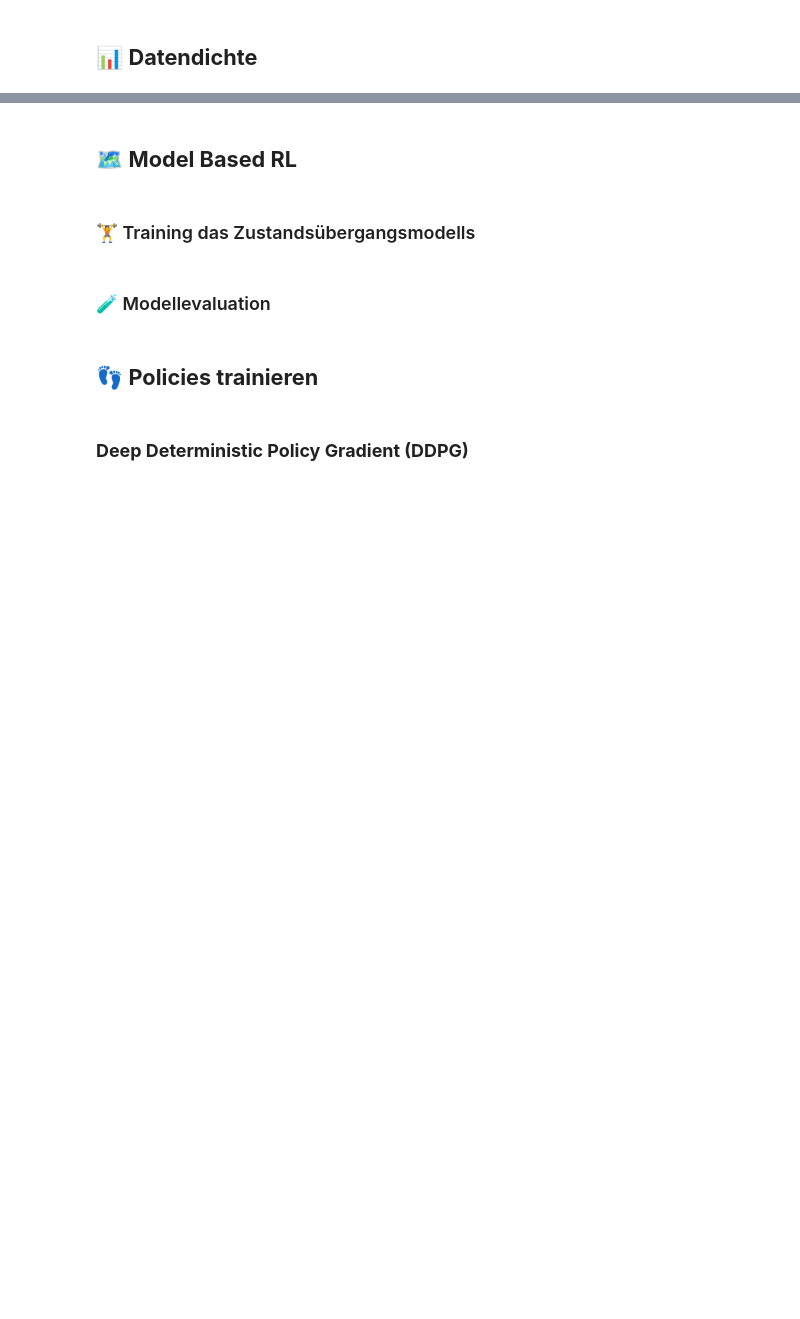
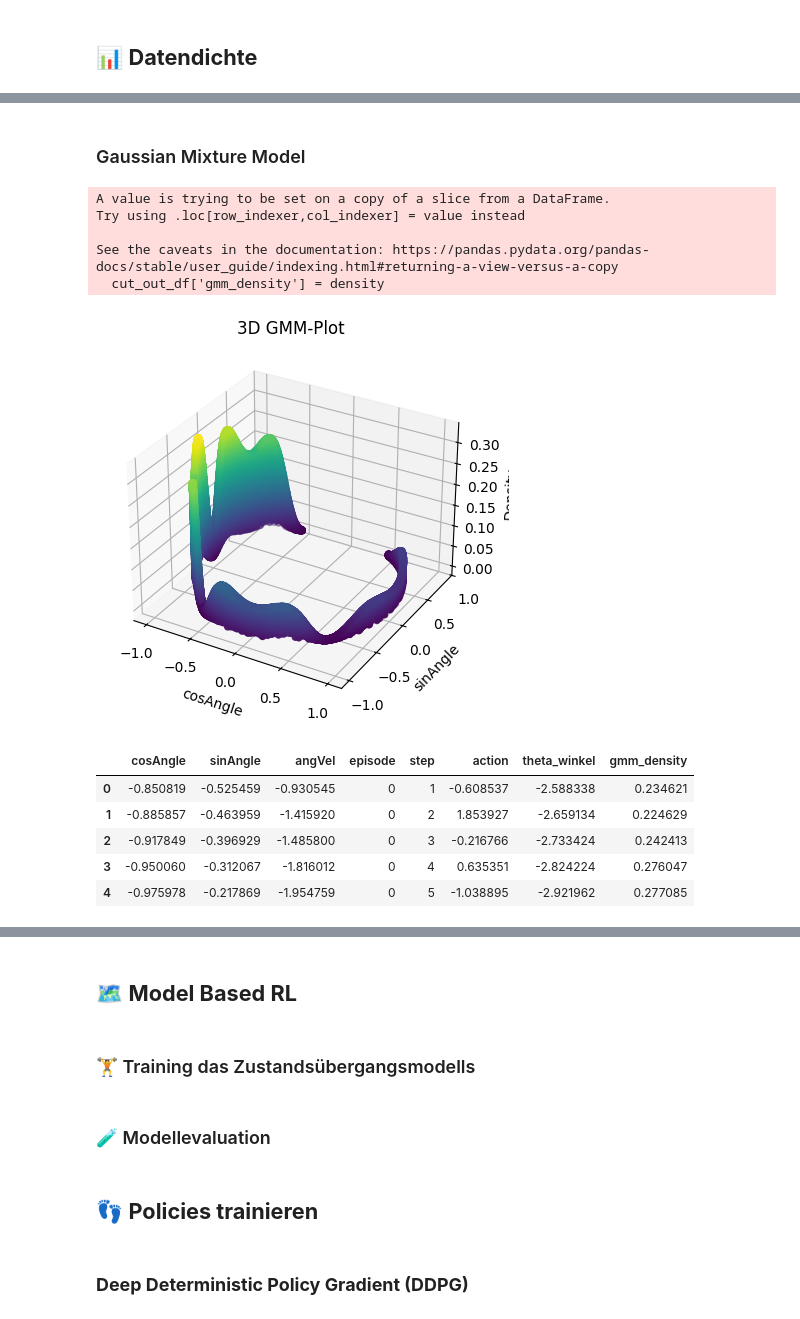
Before and after one commit to LeonLantz/LMU_RFL_SoSe24, a Jupyter notebook: Main.ipynb, the cells around one changed output, grey strips where cells are left out. Drawn from its saved outputs; the diff is of its cells as text; code cells hidden in the pictures; blank space fills up the shorter version.

```diff
--- a/Main.ipynb
+++ b/Main.ipynb
@@ -755,0 +785,40 @@ cut_out_df.head()
+# %% [markdown]
+### Gaussian Mixture Model
+# %%
+# Parameter, mit denen das Dichtemodell berechnet werden soll
+features = cut_out_df[[COS_ANGLE, SIN_ANGLE, ANG_VEL]]
+
+#GMM model
+gmm = GaussianMixture(n_components=4, covariance_type='full', random_state=0)
+gmm.fit(features)
+log_density = gmm.score_samples(features)
+density = np.exp(log_density)
+cut_out_df['gmm_density'] = density
+
+fig = plt.figure()
+ax = fig.add_subplot(111, projection='3d')
+
+x = cut_out_df[COS_ANGLE]
+y = cut_out_df[SIN_ANGLE]
+z = cut_out_df['gmm_density']
+
+ax.scatter(x, y, z, c=z, cmap='viridis', marker='o')
+ax.set_xlabel(COS_ANGLE)
+ax.set_ylabel(SIN_ANGLE)
+ax.set_zlabel('Density')
+plt.title('3D GMM-Plot')
+plt.show()
+cut_out_df.head()
+# %% [output]
+A value is trying to be set on a copy of a slice from a DataFrame.
+Try using .loc[row_indexer,col_indexer] = value instead
+
+See the caveats in the documentation: https://pandas.pydata.org/pandas-docs/stable/user_guide/indexing.html#returning-a-view-versus-a-copy
+  cut_out_df['gmm_density'] = density
+[figure, added]
+|  | cosAngle | sinAngle | angVel | episode | step | action | theta_winkel | gmm_density |
+| 0 | -0.850819 | -0.525459 | -0.930545 | 0 | 1 | -0.608537 | -2.588338 | 0.234621 |
+| 1 | -0.885857 | -0.463959 | -1.415920 | 0 | 2 | 1.853927 | -2.659134 | 0.224629 |
+| 2 | -0.917849 | -0.396929 | -1.485800 | 0 | 3 | -0.216766 | -2.733424 | 0.242413 |
+| 3 | -0.950060 | -0.312067 | -1.816012 | 0 | 4 | 0.635351 | -2.824224 | 0.276047 |
+| 4 | -0.975978 | -0.217869 | -1.954759 | 0 | 5 | -1.038895 | -2.921962 | 0.277085 |
```
Also changed, not shown: parts of 23 cells of this notebook.
